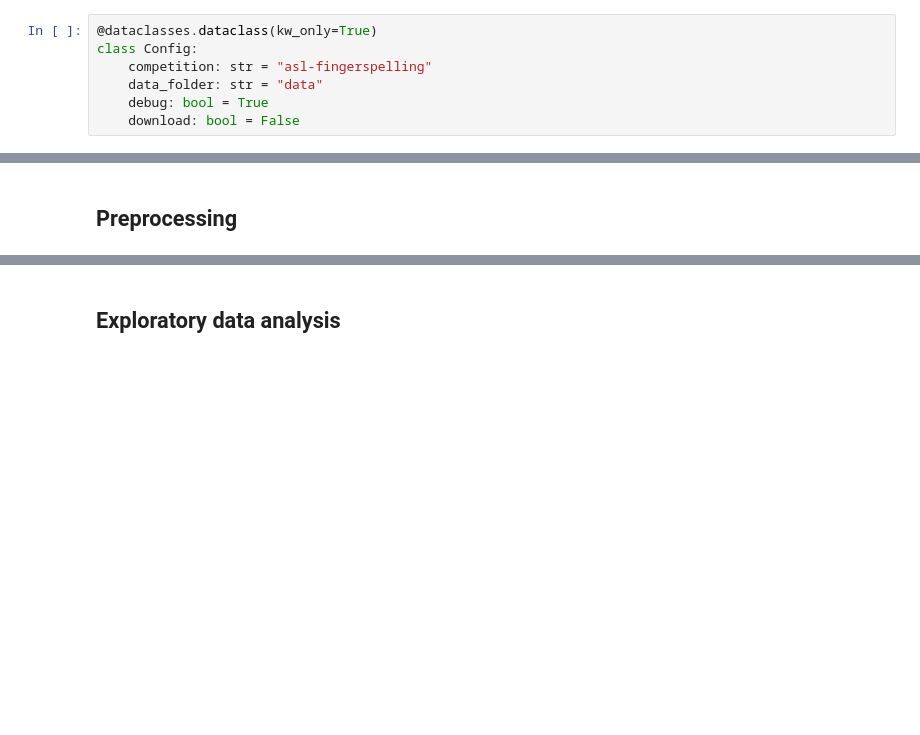
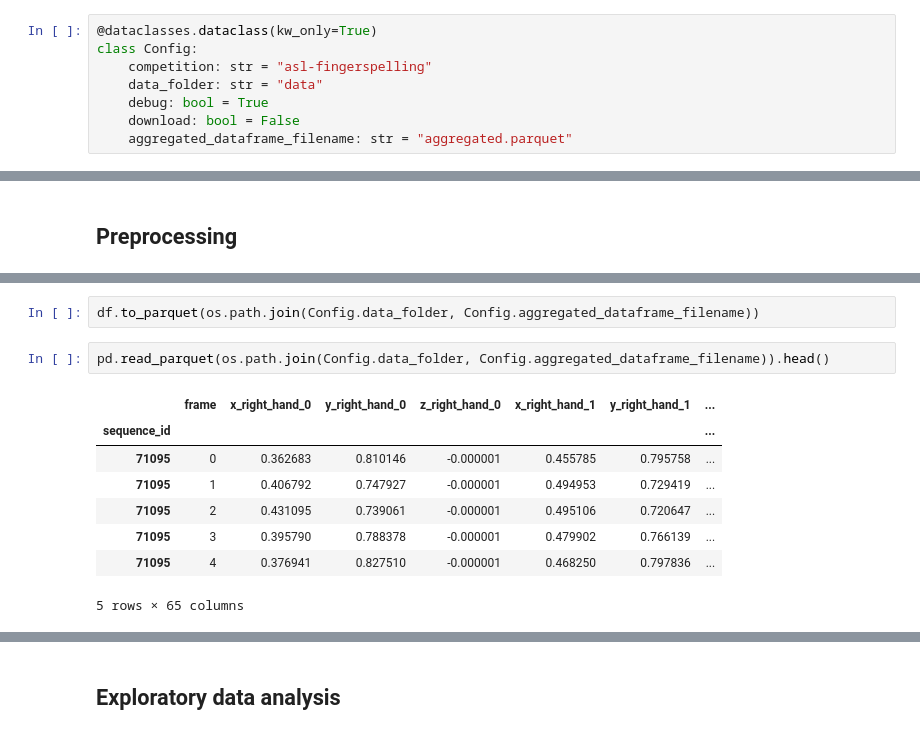
Before and after one commit to dkoshman/YSDA, a Jupyter notebook: machine_learning/asl-fingerspelling/asl-fingerspelling.ipynb, the cells around one changed output, grey strips where cells are left out. Cells and saved outputs as stored; diff of their text form; blank space fills up the shorter version.

```diff
--- a/machine_learning/asl-fingerspelling/asl-fingerspelling.ipynb
+++ b/machine_learning/asl-fingerspelling/asl-fingerspelling.ipynb
@@ -321,6 +329,7 @@ class Config:
     data_folder: str = "data"
     debug: bool = True
     download: bool = False
+    aggregated_dataframe_filename: str = "aggregated.parquet"
 # %% [markdown]
 ## Utils <span id=Utils_></span>
 # %%
@@ -723,0 +848,13 @@ df.groupby(df.index).size()
+# %%
+df.to_parquet(os.path.join(Config.data_folder, Config.aggregated_dataframe_filename))
+# %%
+pd.read_parquet(os.path.join(Config.data_folder, Config.aggregated_dataframe_filename)).head()
+# %% [output]
+|  | frame | x_right_hand_0 | y_right_hand_0 | z_right_hand_0 | x_right_hand_1 | y_right_hand_1 | ... |
+| sequence_id |  |  |  |  |  |  | ... |
+| 71095 | 0 | 0.362683 | 0.810146 | -0.000001 | 0.455785 | 0.795758 | ... |
+| 71095 | 1 | 0.406792 | 0.747927 | -0.000001 | 0.494953 | 0.729419 | ... |
+| 71095 | 2 | 0.431095 | 0.739061 | -0.000001 | 0.495106 | 0.720647 | ... |
+| 71095 | 3 | 0.395790 | 0.788378 | -0.000001 | 0.479902 | 0.766139 | ... |
+| 71095 | 4 | 0.376941 | 0.827510 | -0.000001 | 0.468250 | 0.797836 | ... |
+5 rows × 65 columns
```
Also changed, not shown: parts of 44 cells of this notebook.
